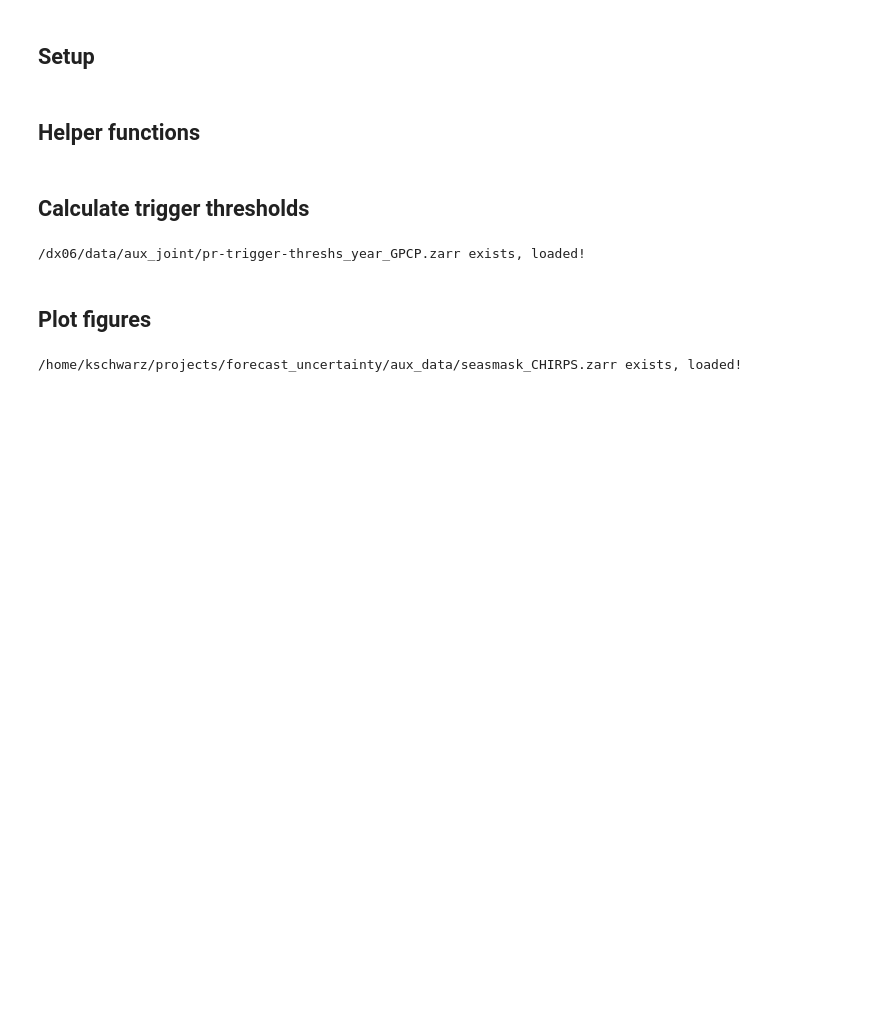
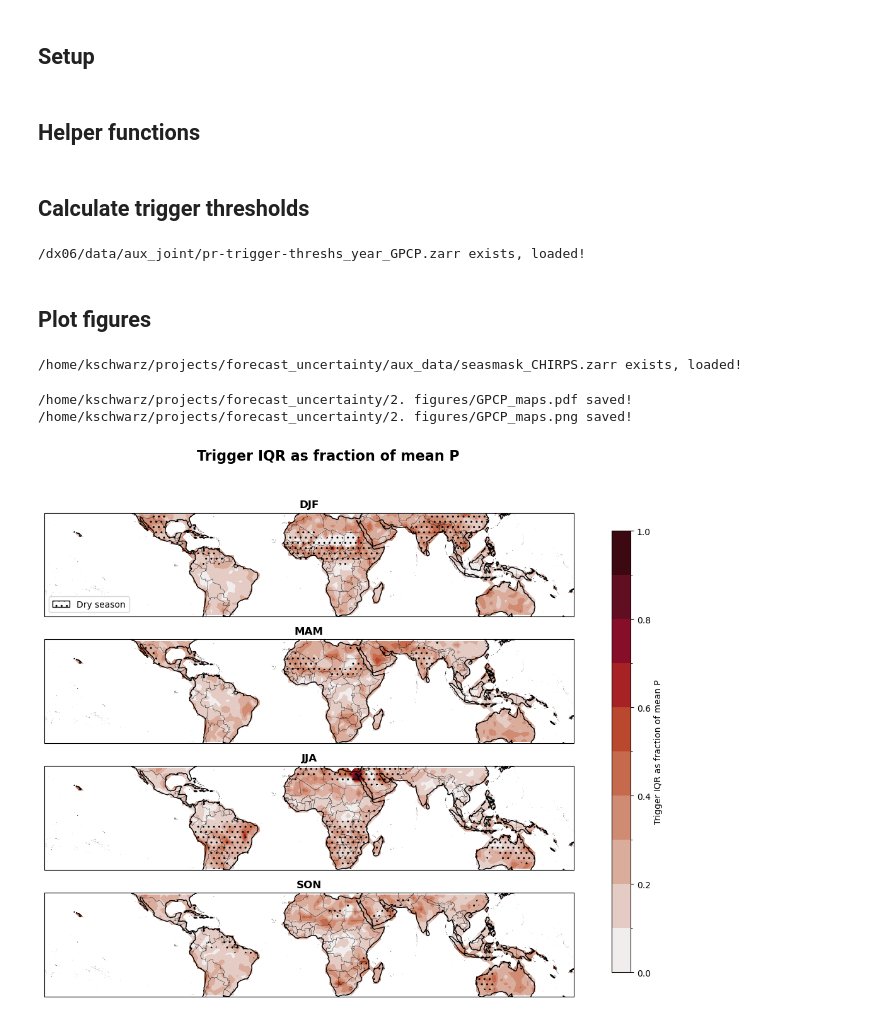
Before and after one commit to ccsfist/forecast_uncertainty, a Jupyter notebook: code/map_thresh.ipynb, the cells around one changed output. Saved outputs shown, nothing was run; the diff lists cells and outputs as text; code cells hidden in the pictures; blank space fills up the shorter version.

```diff
--- a/code/map_thresh.ipynb
+++ b/code/map_thresh.ipynb
@@ -47,7 +47,7 @@ df = get_filepaths()
 proc_source = 'GPCP'
 
 # Set output filenames
-output_fns = {'threshs':'/dx06/data/aux_joint/pr-trigger-threshs_year_'+proc_source+'.zarr',
+output_fns = {'threshs':dir_list['tmp']+'pr-trigger-threshs_year_'+proc_source+'.zarr',
               'seasmask':dir_list['aux']+'seasmask_CHIRPS.zarr'}
 # %% [markdown]
 ## Helper functions
@@ -310,30 +310,36 @@ for seas_idx,seas in enumerate(['DJF','MAM','JJA','SON']):
                                                                                      hatches=["..", None],
                                                                                      transform=ccrs.PlateCarree(),
                                                                                      add_colorbar=False)
 
     ax.coastlines()
     ax.set_title(seas,fontweight='bold',fontsize=12)
 
     # Country borders
     # Add to plot (subset_params in slice format)
     gdf.cx[subset_params['lon'],subset_params['lat']].plot(ax=ax,facecolor='none',edgecolor='k',
                                                        linestyle='-',linewidth=0.15,
                                                        transform=ccrs.PlateCarree())
     ax.set_extent([subset_params['lon'].start,
                    subset_params['lon'].stop,
                    subset_params['lat'].start,
                    subset_params['lat'].stop])
 
     if seas_idx == 0:
         ax.legend(handles=[mpatches.Patch(facecolor='none',hatch='..',edgecolor='k',
                                           label='Dry season')],loc='lower left')
 
 fig.subplots_adjust(right=0.825)
 cax = fig.add_axes([0.875, 0.15, 0.025, 0.7])
 levels = mpl.ticker.MaxNLocator(nbins=cbar_params[var]['levels']).tick_values(cbar_params[var]['vmin'],cbar_params[var]['vmax'])
 norm = mpl.colors.BoundaryNorm(levels, ncolors=cbar_params[var]['cmap'].N, clip=True)
 sm = plt.cm.ScalarMappable(cmap=cbar_params[var]['cmap'],norm=norm)
 plt.colorbar(sm,cax=cax,label=labels[var])
 
 
 plt.suptitle(labels[var],fontweight='bold',fontsize=16)
+
+utility_print(dir_list['figs']+proc_source+'_maps')
+# %% [output]
+/home/kschwarz/projects/forecast_uncertainty/2. figures/GPCP_maps.pdf saved!
+/home/kschwarz/projects/forecast_uncertainty/2. figures/GPCP_maps.png saved!
+[figure, added]
```
Also changed, not shown: 2 other files.
